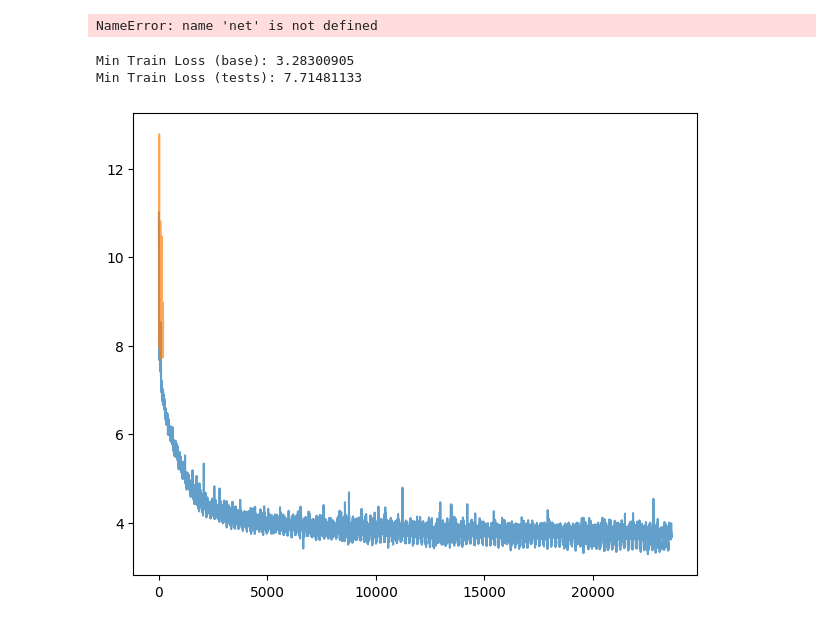
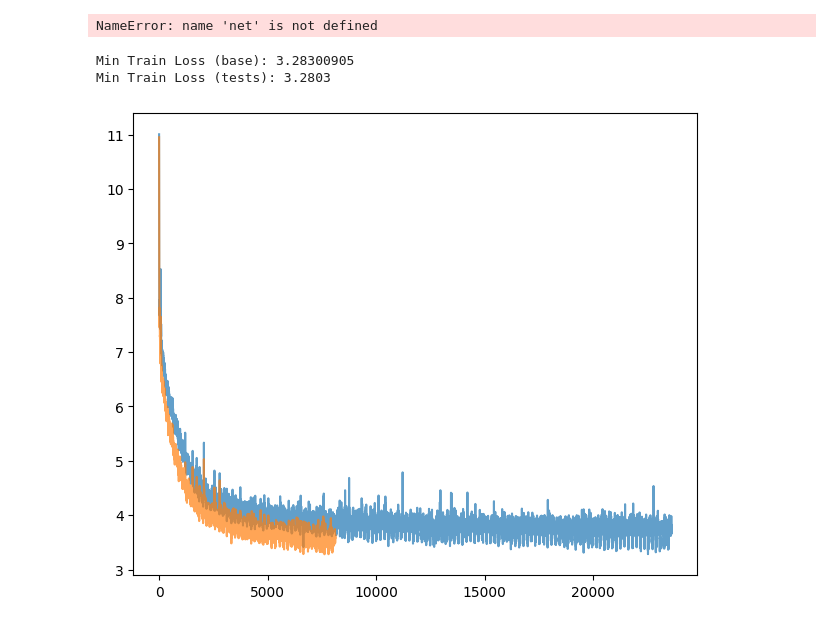
Before and after one commit to Vervious/gpt, a Jupyter notebook: play.ipynb, the cells around one changed output. Saved outputs shown, nothing was run; the diff lists cells and outputs as text; code cells hidden in the pictures.

```diff
--- a/play.ipynb
+++ b/play.ipynb
@@ -221,7 +221,7 @@ def gen_points(filename):
         streams_xy[k] = list(zip(*xy))
     return streams_xy
 
-streams_xy_0 = gen_points("log-ben/0-base-log.txt")
+streams_xy_0 = gen_points("log-ben/0-gpt-log.txt")
 streams_xy_test = gen_points("log-ben/log.txt")
 
 # create figure
@@ -250,32 +250,32 @@ print("Min Train Loss (tests):", min(ys))
 # plt.plot(xs, ys, label=f'nanogpt ({sz}) val loss base')
 # # horizontal line at GPT-2 baseline
 # if loss_baseline is not None:
 #     plt.axhline(y=loss_baseline, color='r', linestyle='--', label=f"OpenAI GPT-2 ({sz}) checkpoint val loss")
 # plt.xlabel("steps")
 # plt.ylabel("loss")
 # plt.yscale('log')
 # plt.ylim(top=8.0)
 # plt.xlim(right=30000)
 # plt.legend()
 # plt.title("Loss")
 # print("Min Validation Loss:", min(ys))
 
 # # Panel 2: HellaSwag eval
 # plt.subplot(122)
 # xs, ys = streams_xy_test["hellaswag"] # HellaSwag eval
 # ys = np.array(ys)
 # plt.plot(xs, ys, label=f"nanogpt ({sz})")
 # # horizontal line at GPT-2 baseline
 # if hella2_baseline:
 #     plt.axhline(y=hella2_baseline, color='r', linestyle='--', label=f"OpenAI GPT-2 ({sz}) checkpoint")
 # if hella3_baseline:
 #     plt.axhline(y=hella3_baseline, color='g', linestyle='--', label=f"OpenAI GPT-3 ({sz}) checkpoint")
 # plt.xlabel("steps")
 # plt.ylabel("accuracy")
 # plt.legend()
 # plt.title("HellaSwag eval")
 # print("Max Hellaswag eval:", max(ys))
 # %% [output]
 Min Train Loss (base): 3.28300905
-Min Train Loss (tests): 7.71481133
+Min Train Loss (tests): 3.2803
-[figure, old version]
+[figure, new version]
```
Also changed, not shown: 3 other files.
